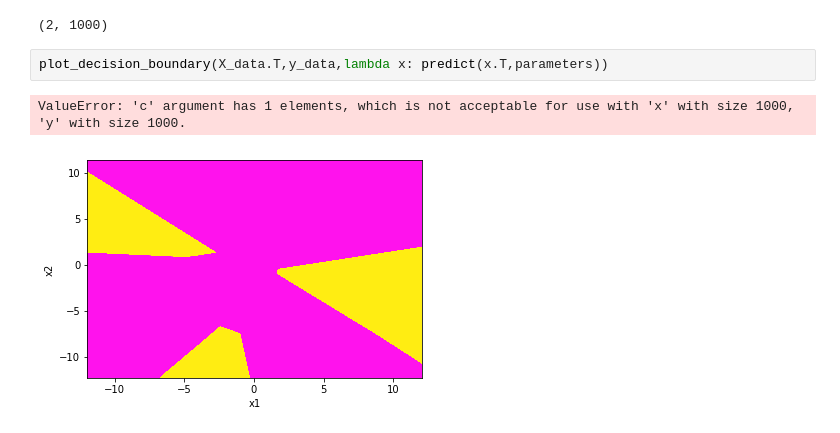
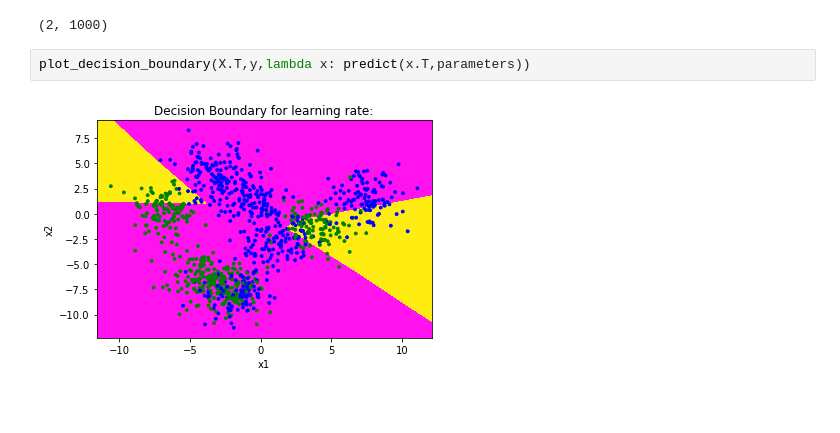
Before and after one commit to anubhav8804602148/DNN_demo_prog, a Jupyter notebook: final_DNN_hands_on.ipynb, the cells around one changed output. Drawn from its saved outputs; the diff is of its cells as text; blank space fills up the shorter version.

```diff
--- a/final_DNN_hands_on.ipynb
+++ b/final_DNN_hands_on.ipynb
@@ -218,7 +218,6 @@ print(X_data.shape)
 # %% [output]
 (2, 1000)
 # %%
-plot_decision_boundary(X_data.T,y_data,lambda x: predict(x.T,parameters))
+plot_decision_boundary(X.T,y,lambda x: predict(x.T,parameters))
 # %% [output]
-ValueError: 'c' argument has 1 elements, which is not acceptable for use with 'x' with size 1000, 'y' with size 1000.
-[figure, old version]
+[figure, new version]
```
Also changed, not shown: parts of 1 cell of this notebook.
